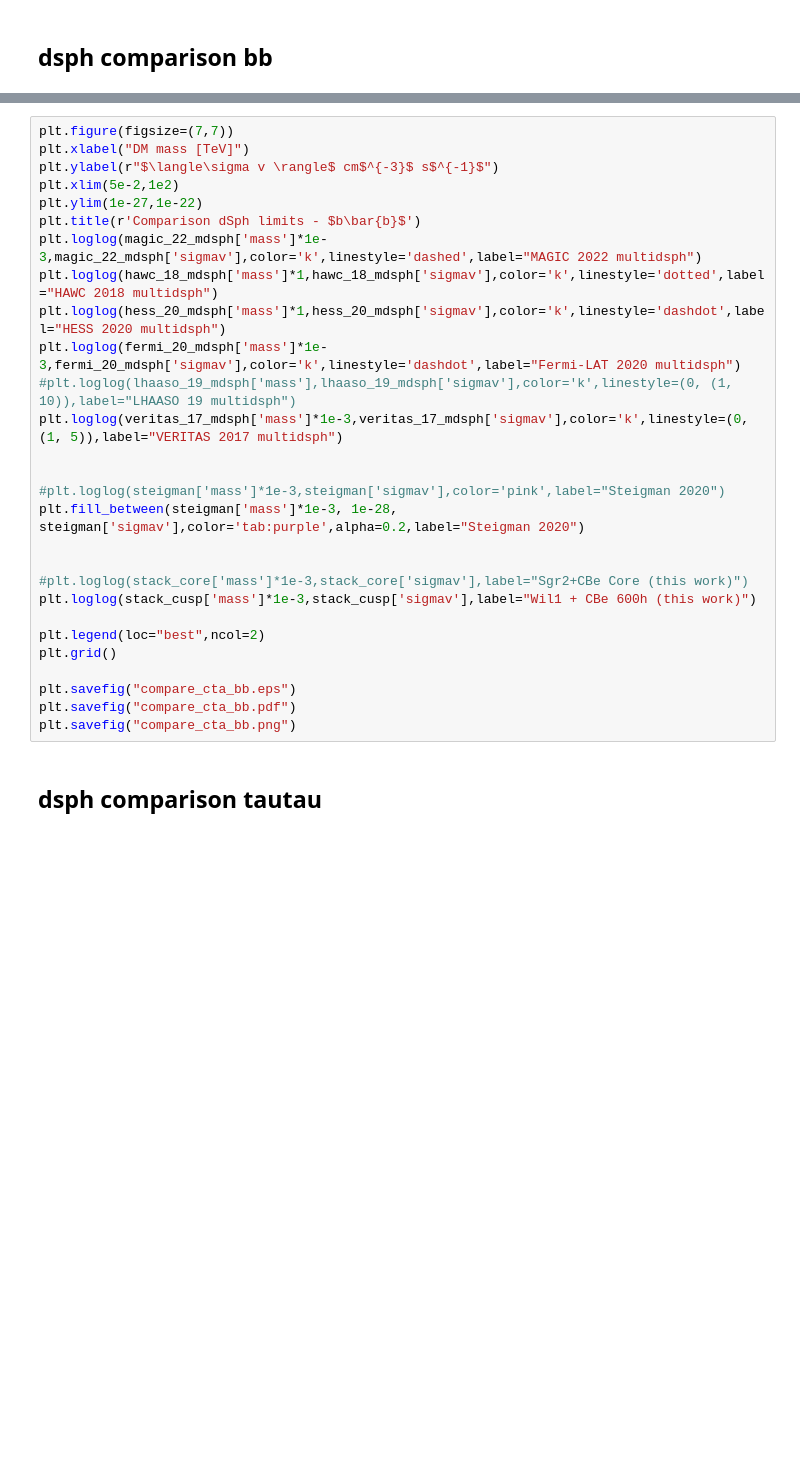
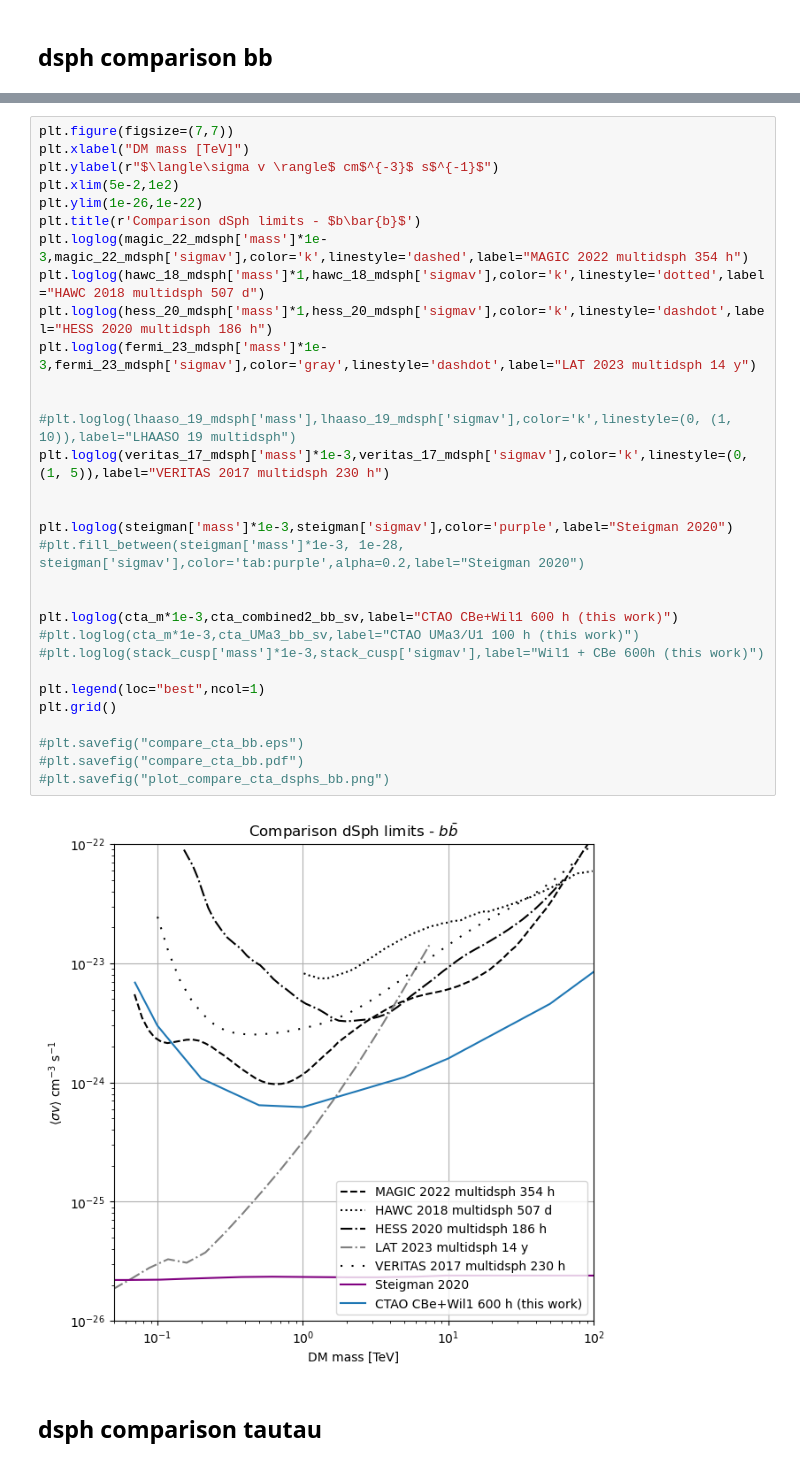
Before and after one commit to micheledoro/gDMbounds, a Jupyter notebook: sandbox/mdoro/make_dsphKSP_comparison_spectra.ipynb, the cells around one changed output, grey strips where cells are left out. Saved outputs shown, nothing was run; the diff lists cells and outputs as text; blank space fills up the shorter version.

```diff
--- a/sandbox/mdoro/make_dsphKSP_comparison_spectra.ipynb
+++ b/sandbox/mdoro/make_dsphKSP_comparison_spectra.ipynb
@@ -38,31 +44,36 @@ FileNotFoundError: [Errno 2] No such file or directory: './dmbounds/bounds/magic
 # %%
 plt.figure(figsize=(7,7))
 plt.xlabel("DM mass [TeV]")
 plt.ylabel(r"$\langle\sigma v \rangle$ cm$^{-3}$ s$^{-1}$")
 plt.xlim(5e-2,1e2)
-plt.ylim(1e-27,1e-22)
+plt.ylim(1e-26,1e-22)
 plt.title(r'Comparison dSph limits - $b\bar{b}$')
-plt.loglog(magic_22_mdsph['mass']*1e-3,magic_22_mdsph['sigmav'],color='k',linestyle='dashed',label="MAGIC 2022 multidsph")
-plt.loglog(hawc_18_mdsph['mass']*1,hawc_18_mdsph['sigmav'],color='k',linestyle='dotted',label="HAWC 2018 multidsph")
-plt.loglog(hess_20_mdsph['mass']*1,hess_20_mdsph['sigmav'],color='k',linestyle='dashdot',label="HESS 2020 multidsph")
-plt.loglog(fermi_20_mdsph['mass']*1e-3,fermi_20_mdsph['sigmav'],color='k',linestyle='dashdot',label="Fermi-LAT 2020 multidsph")
-#plt.loglog(lhaaso_19_mdsph['mass'],lhaaso_19_mdsph['sigmav'],color='k',linestyle=(0, (1, 10)),label="LHAASO 19 multidsph")
-plt.loglog(veritas_17_mdsph['mass']*1e-3,veritas_17_mdsph['sigmav'],color='k',linestyle=(0, (1, 5)),label="VERITAS 2017 multidsph")
+plt.loglog(magic_22_mdsph['mass']*1e-3,magic_22_mdsph['sigmav'],color='k',linestyle='dashed',label="MAGIC 2022 multidsph 354 h")
+plt.loglog(hawc_18_mdsph['mass']*1,hawc_18_mdsph['sigmav'],color='k',linestyle='dotted',label="HAWC 2018 multidsph 507 d")
+plt.loglog(hess_20_mdsph['mass']*1,hess_20_mdsph['sigmav'],color='k',linestyle='dashdot',label="HESS 2020 multidsph 186 h")
+plt.loglog(fermi_23_mdsph['mass']*1e-3,fermi_23_mdsph['sigmav'],color='gray',linestyle='dashdot',label="LAT 2023 multidsph 14 y")
 
 
-#plt.loglog(steigman['mass']*1e-3,steigman['sigmav'],color='pink',label="Steigman 2020")
-plt.fill_between(steigman['mass']*1e-3, 1e-28, steigman['sigmav'],color='tab:purple',alpha=0.2,label="Steigman 2020")
+#plt.loglog(lhaaso_19_mdsph['mass'],lhaaso_19_mdsph['sigmav'],color='k',linestyle=(0, (1, 10)),label="LHAASO 19 multidsph")
+plt.loglog(veritas_17_mdsph['mass']*1e-3,veritas_17_mdsph['sigmav'],color='k',linestyle=(0, (1, 5)),label="VERITAS 2017 multidsph 230 h")
 
 
-#plt.loglog(stack_core['mass']*1e-3,stack_core['sigmav'],label="Sgr2+CBe Core (this work)")
-plt.loglog(stack_cusp['mass']*1e-3,stack_cusp['sigmav'],label="Wil1 + CBe 600h (this work)")
+plt.loglog(steigman['mass']*1e-3,steigman['sigmav'],color='purple',label="Steigman 2020")
+#plt.fill_between(steigman['mass']*1e-3, 1e-28, steigman['sigmav'],color='tab:purple',alpha=0.2,label="Steigman 2020")
 
-plt.legend(loc="best",ncol=2)
+
+plt.loglog(cta_m*1e-3,cta_combined2_bb_sv,label="CTAO CBe+Wil1 600 h (this work)")
+#plt.loglog(cta_m*1e-3,cta_UMa3_bb_sv,label="CTAO UMa3/U1 100 h (this work)")
+#plt.loglog(stack_cusp['mass']*1e-3,stack_cusp['sigmav'],label="Wil1 + CBe 600h (this work)")
+
+plt.legend(loc="best",ncol=1)
 plt.grid()
 
-plt.savefig("compare_cta_bb.eps")
-plt.savefig("compare_cta_bb.pdf")
-plt.savefig("compare_cta_bb.png")
+#plt.savefig("compare_cta_bb.eps")
+#plt.savefig("compare_cta_bb.pdf")
+#plt.savefig("plot_compare_cta_dsphs_bb.png")
+# %% [output]
+[figure, added]
 # %% [markdown]
 ## dsph comparison tautau
 # %%
```
Also changed, not shown: parts of 7 cells of this notebook, 2 other files.
